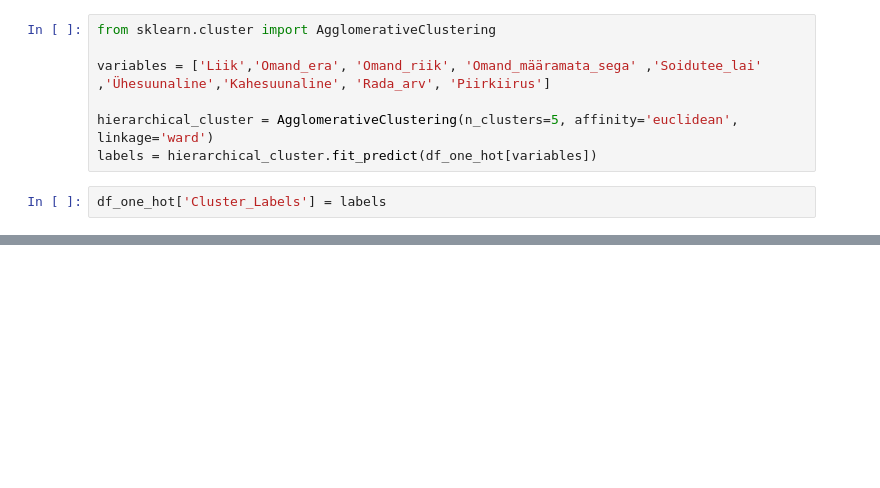
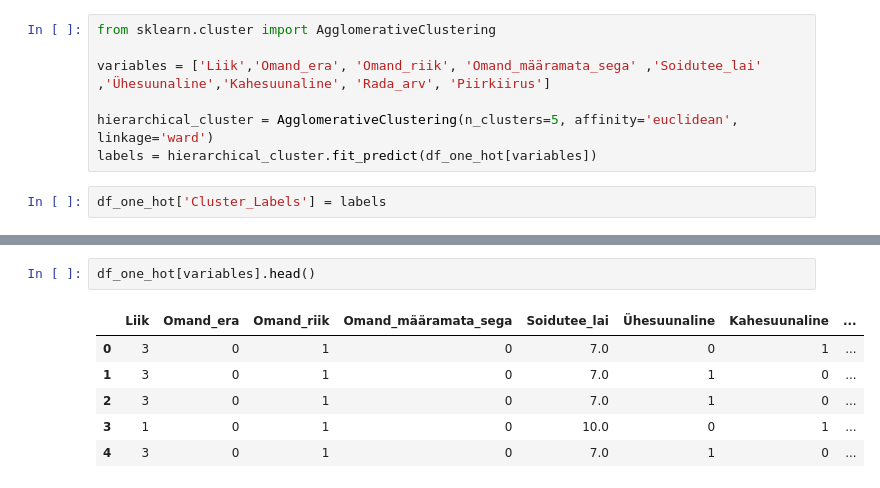
Before and after one commit to m-tarro/ml2022-project, a Jupyter notebook: ML_Project_(P14).ipynb, the cells around one changed output, grey strips where cells are left out. Saved outputs shown, nothing was run; the diff lists cells and outputs as text; blank space fills up the shorter version.

```diff
--- a/ML_Project_(P14).ipynb
+++ b/ML_Project_(P14).ipynb
@@ -634,0 +669,9 @@ files.download('test_numeric.csv')
+# %%
+df_one_hot[variables].head()
+# %% [output]
+|  | Liik | Omand_era | Omand_riik | Omand_määramata_sega | Soidutee_lai | Ühesuunaline | Kahesuunaline | ... |
+| 0 | 3 | 0 | 1 | 0 | 7.0 | 0 | 1 | ... |
+| 1 | 3 | 0 | 1 | 0 | 7.0 | 1 | 0 | ... |
+| 2 | 3 | 0 | 1 | 0 | 7.0 | 1 | 0 | ... |
+| 3 | 1 | 0 | 1 | 0 | 10.0 | 0 | 1 | ... |
+| 4 | 3 | 0 | 1 | 0 | 7.0 | 1 | 0 | ... |
```
Also changed, not shown: parts of 11 cells of this notebook.
